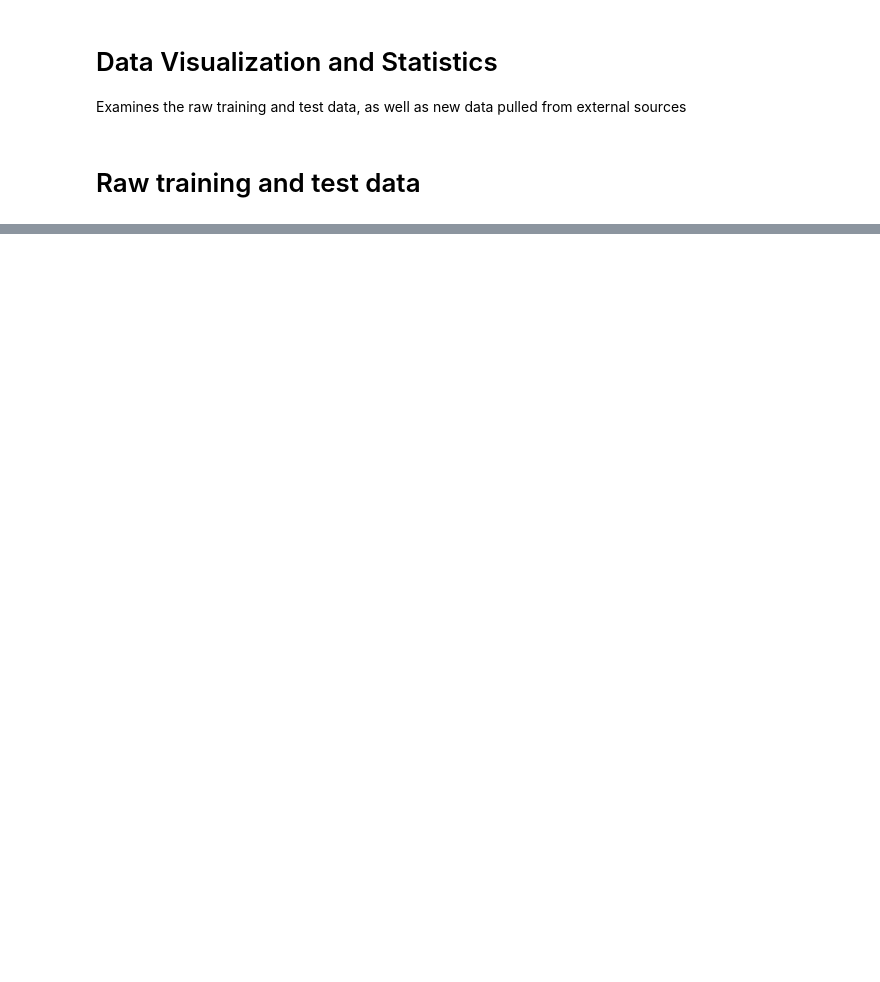
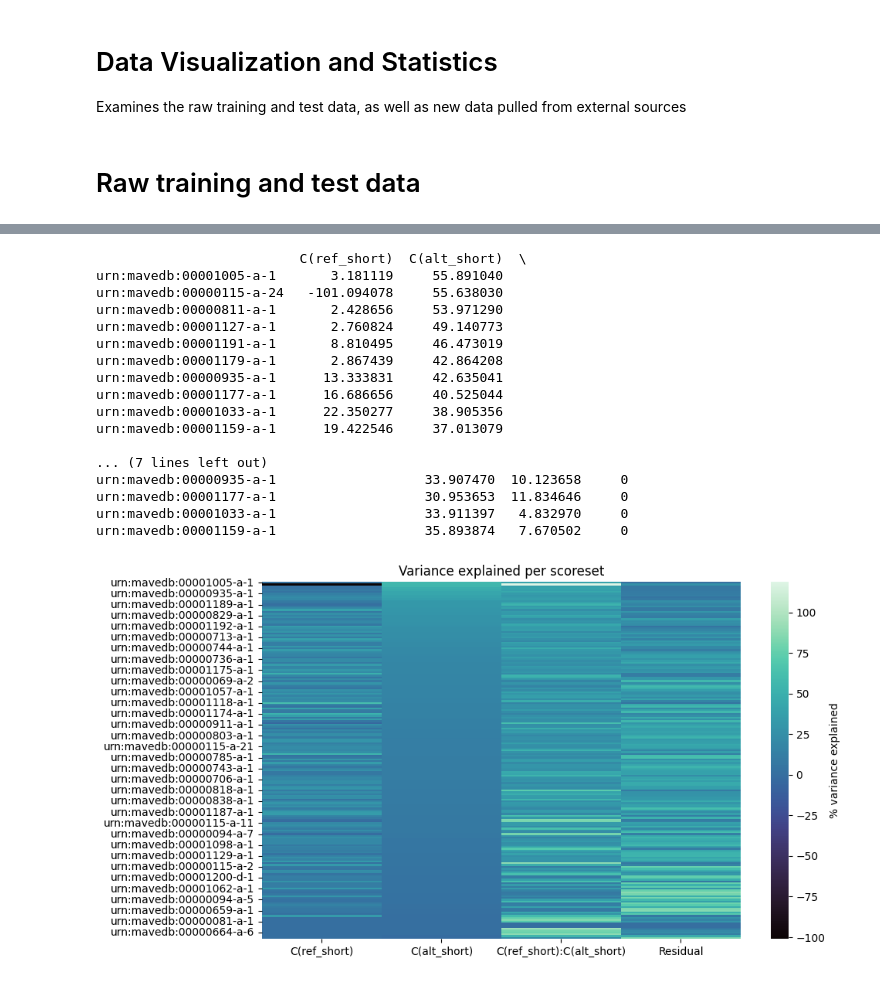
Before and after one commit to isaacdchu/mlm25_mavedb, a Jupyter notebook: notebooks/analysis.ipynb, the cells around one changed output, grey strips where cells are left out. Saved outputs shown, nothing was run; the diff lists cells and outputs as text; code cells hidden in the pictures; blank space fills up the shorter version.

Commit message:
Added new analysis tools, including variance by scoreset, ref_short, and alt_short, as well as variance by ref_short and alt_short within each scoreset

```diff
--- a/notebooks/analysis.ipynb
+++ b/notebooks/analysis.ipynb
@@ -126,0 +119,78 @@ for s, grp in subset.groupby("scoreset"):
+# %%
+# --- Quantify how much score varience is affected by scoreset, ref_short, and alt_short
+
+df = raw_train_df.dropna(subset=["score","scoreset","ref_short","alt_short"]).copy()
+model = smf.ols("score ~ C(scoreset) + C(ref_short) + C(alt_short) + C(ref_short):C(alt_short)", data=df).fit()
+anova = sm.stats.anova_lm(model, typ=2)  # sums of squares per factor
+print(anova)
+
+# 69% of the variance in score comes directly from the scoreset
+print("---------- % variance that is explained by this factor ----------")
+total = anova["sum_sq"].sum()
+(anova["sum_sq"] / total) * 100
+# %%
+# --- Measures how significant ref_short and alt_short impact score within a scoreset ---
+
+# “When we look inside each experiment, we see that the identity of the new amino acid (Alt) usually explains
+# more than the original amino acid (Ref). The specific substitution (Ref→Alt) sometimes matters a lot, but in
+# many assays most of the variance remains unexplained. This shows that experiment context (scoreset) and extra
+#  biological features will be essential for improving predictions.”
+
+# Keep only valid rows
+df = raw_train_df.dropna(subset=["score", "scoreset", "ref_short", "alt_short"])
+
+# Function: run ANOVA for one scoreset
+def per_scoreset_anova(subset):
+    try:
+        model = smf.ols("score ~ C(ref_short) + C(alt_short) + C(ref_short):C(alt_short)", data=subset).fit()
+        anova = anova_lm(model, typ=2)
+
+        # Total variance explained = sum of squares
+        total_ss = anova["sum_sq"].sum()
+        results = {factor: anova.loc[factor, "sum_sq"] / total_ss * 100 for factor in anova.index}
+        return results
+    except Exception as e:
+        return {"error": str(e)}
+
+# Loop over scoresets
+results = {}
+for s, subset in df.groupby("scoreset"):
+    if len(subset) < 50:   # skip tiny groups
+        continue
+    results[s] = per_scoreset_anova(subset)
+
+# Convert to dataframe
+res_df = pd.DataFrame(results).T.fillna(0)
+
+# Sort by how much "alt_short" matters
+res_df = res_df.sort_values("C(alt_short)", ascending=False)
+
+print(res_df.head(10))
+
+import seaborn as sns
+import matplotlib.pyplot as plt
+
+plt.figure(figsize=(10,6))
+sns.heatmap(res_df[["C(ref_short)", "C(alt_short)", "C(ref_short):C(alt_short)", "Residual"]],
+            cmap="mako", annot=False, cbar_kws={'label': '% variance explained'})
+plt.title("Variance explained per scoreset")
+plt.show()
+# %% [output]
+                          C(ref_short)  C(alt_short)  \
+urn:mavedb:00001005-a-1       3.181119     55.891040
+urn:mavedb:00000115-a-24   -101.094078     55.638030
+urn:mavedb:00000811-a-1       2.428656     53.971290
+urn:mavedb:00001127-a-1       2.760824     49.140773
+urn:mavedb:00001191-a-1       8.810495     46.473019
+urn:mavedb:00001179-a-1       2.867439     42.864208
+urn:mavedb:00000935-a-1      13.333831     42.635041
+urn:mavedb:00001177-a-1      16.686656     40.525044
+urn:mavedb:00001033-a-1      22.350277     38.905356
+urn:mavedb:00001159-a-1      19.422546     37.013079
+
+... (7 lines left out)
+urn:mavedb:00000935-a-1                   33.907470  10.123658     0
+urn:mavedb:00001177-a-1                   30.953653  11.834646     0
+urn:mavedb:00001033-a-1                   33.911397   4.832970     0
+urn:mavedb:00001159-a-1                   35.893874   7.670502     0
+[figure, added]
```
Also changed, not shown: parts of 5 cells of this notebook, 2 other files.
